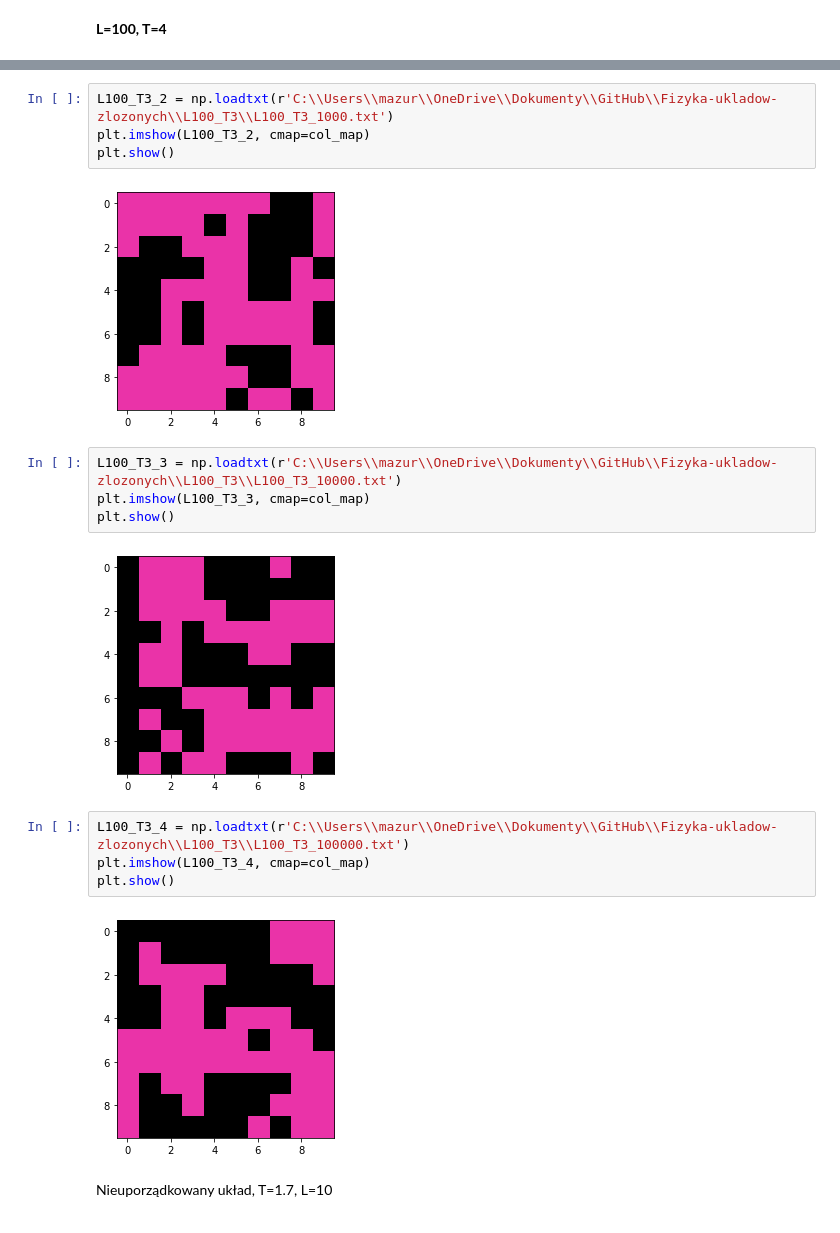
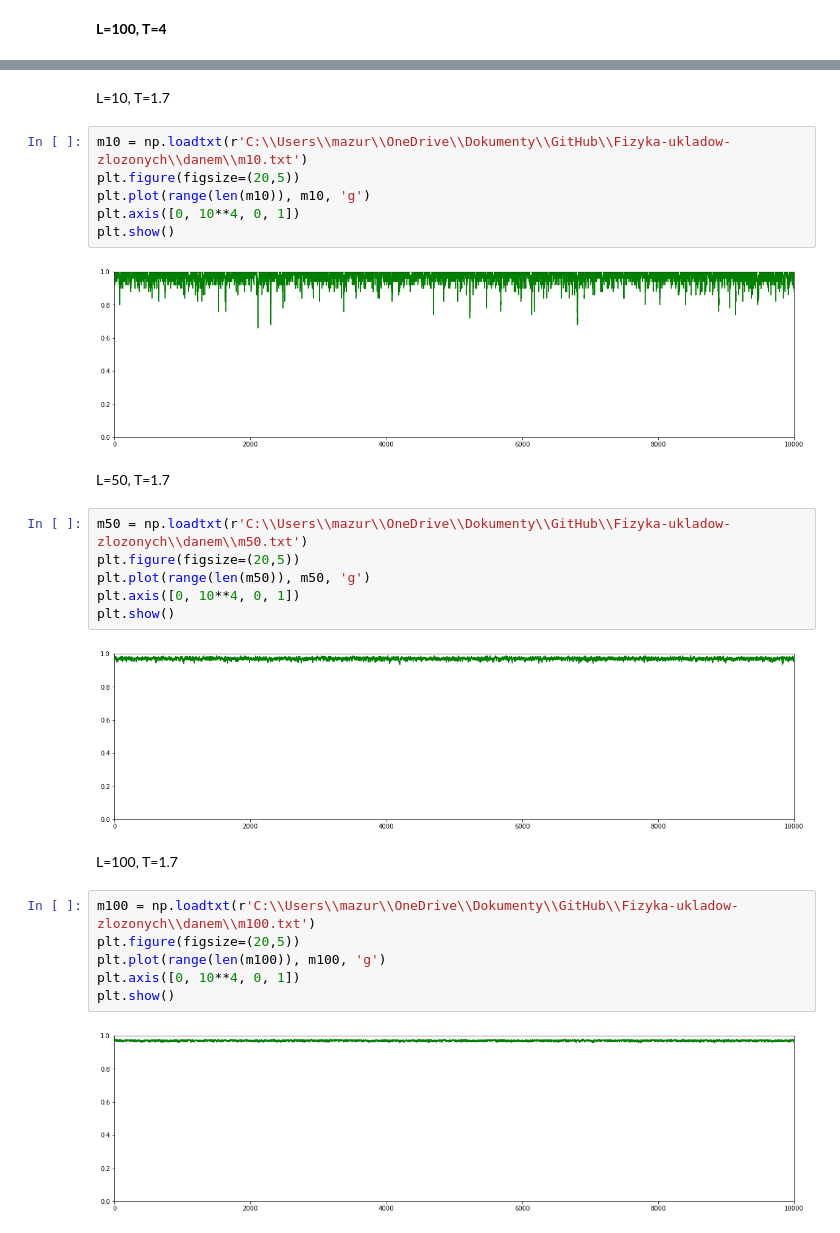
Before and after one commit to Swinkawkrawacie/Fizyka-ukladow-zlozonych, a Jupyter notebook: Generowanie_danych.ipynb, the cells around one changed output, grey strips where cells are left out. Cells and saved outputs as stored; diff of their text form.

```diff
--- a/Generowanie_danych.ipynb
+++ b/Generowanie_danych.ipynb
@@ -258,20 +211,30 @@ plt.show()
+# %% [markdown]
+L=10, T=1.7
 # %%
-L100_T3_2 = np.loadtxt(r'C:\\Users\\mazur\\OneDrive\\Dokumenty\\GitHub\\Fizyka-ukladow-zlozonych\\L100_T3\\L100_T3_1000.txt')
-plt.imshow(L100_T3_2, cmap=col_map)
+m10 = np.loadtxt(r'C:\\Users\\mazur\\OneDrive\\Dokumenty\\GitHub\\Fizyka-ukladow-zlozonych\\danem\\m10.txt')
+plt.figure(figsize=(20,5))
+plt.plot(range(len(m10)), m10, 'g')
+plt.axis([0, 10**4, 0, 1])
 plt.show()
 # %% [output]
-[figure, old version]
+[figure, new version]
+# %% [markdown]
+L=50, T=1.7
 # %%
-L100_T3_3 = np.loadtxt(r'C:\\Users\\mazur\\OneDrive\\Dokumenty\\GitHub\\Fizyka-ukladow-zlozonych\\L100_T3\\L100_T3_10000.txt')
-plt.imshow(L100_T3_3, cmap=col_map)
+m50 = np.loadtxt(r'C:\\Users\\mazur\\OneDrive\\Dokumenty\\GitHub\\Fizyka-ukladow-zlozonych\\danem\\m50.txt')
+plt.figure(figsize=(20,5))
+plt.plot(range(len(m50)), m50, 'g')
+plt.axis([0, 10**4, 0, 1])
 plt.show()
 # %% [output]
-[figure, old version]
+[figure, new version]
+# %% [markdown]
+L=100, T=1.7
 # %%
-L100_T3_4 = np.loadtxt(r'C:\\Users\\mazur\\OneDrive\\Dokumenty\\GitHub\\Fizyka-ukladow-zlozonych\\L100_T3\\L100_T3_100000.txt')
-plt.imshow(L100_T3_4, cmap=col_map)
+m100 = np.loadtxt(r'C:\\Users\\mazur\\OneDrive\\Dokumenty\\GitHub\\Fizyka-ukladow-zlozonych\\danem\\m100.txt')
+plt.figure(figsize=(20,5))
+plt.plot(range(len(m100)), m100, 'g')
+plt.axis([0, 10**4, 0, 1])
 plt.show()
 # %% [output]
-[figure, old version]
+[figure, new version]
-# %% [markdown]
-Nieuporządkowany układ, T=1.7, L=10
```
Also changed, not shown: parts of 35 cells of this notebook, 1 other file.
